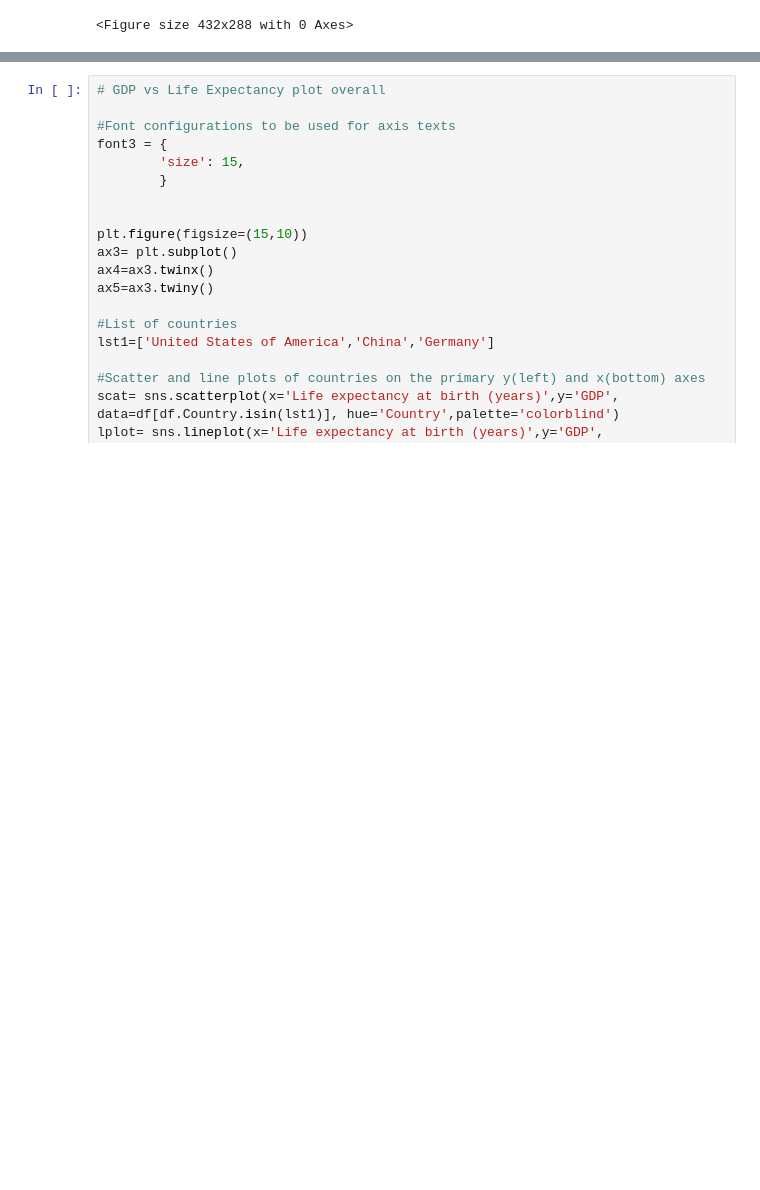
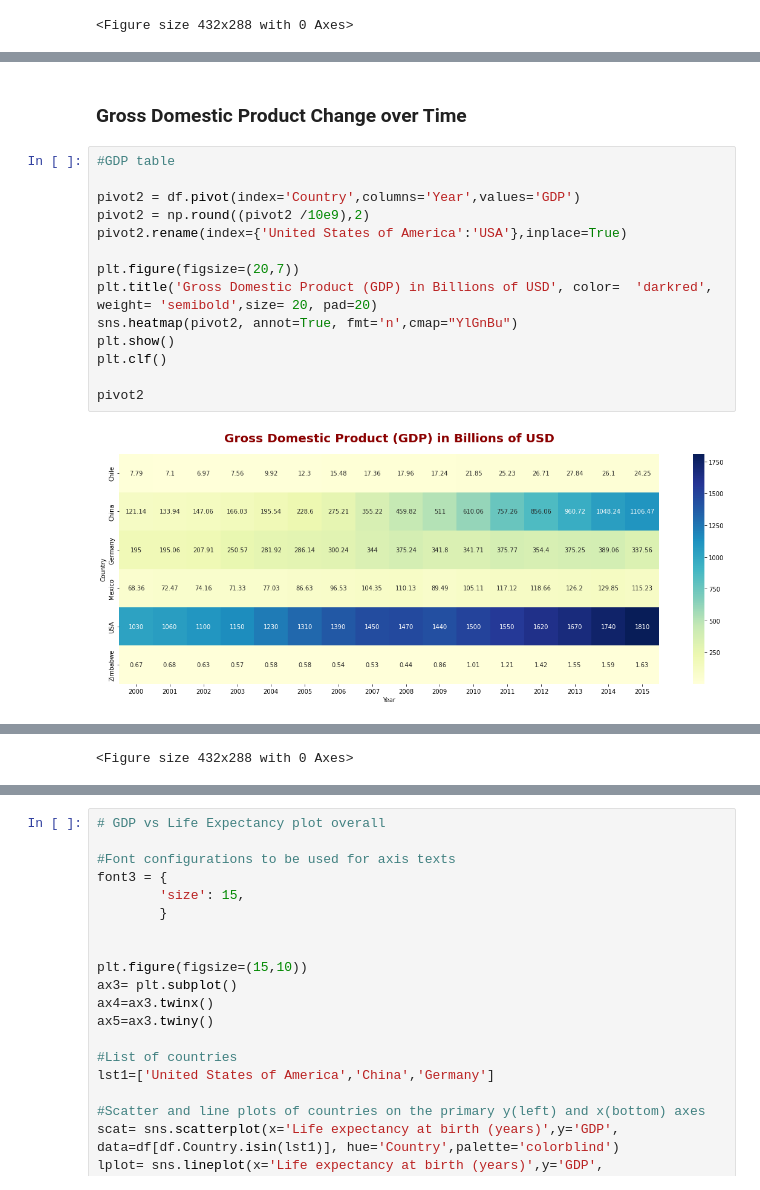
Before and after one commit to egecalay/Life-Expectancy-and-GDP, a Jupyter notebook: life_expectancy_gdp.ipynb, the cells around one changed output, grey strips where cells are left out. Cells and saved outputs as stored; diff of their text form; blank space fills up the shorter version.

```diff
--- a/life_expectancy_gdp.ipynb
+++ b/life_expectancy_gdp.ipynb
@@ -271,0 +303,18 @@ result
+# %% [markdown]
+### Gross Domestic Product Change over Time
+# %%
+#GDP table
+
+pivot2 = df.pivot(index='Country',columns='Year',values='GDP')
+pivot2 = np.round((pivot2 /10e9),2)
+pivot2.rename(index={'United States of America':'USA'},inplace=True)
+
+plt.figure(figsize=(20,7))
+plt.title('Gross Domestic Product (GDP) in Billions of USD', color=  'darkred', weight= 'semibold',size= 20, pad=20)
+sns.heatmap(pivot2, annot=True, fmt='n',cmap="YlGnBu")
+plt.show()
+plt.clf()
+
+pivot2
+# %% [output]
+[figure, added]
@@ -271,0 +329 @@ result
+<Figure size 432x288 with 0 Axes>
```
Also changed, not shown: parts of 11 cells of this notebook.
